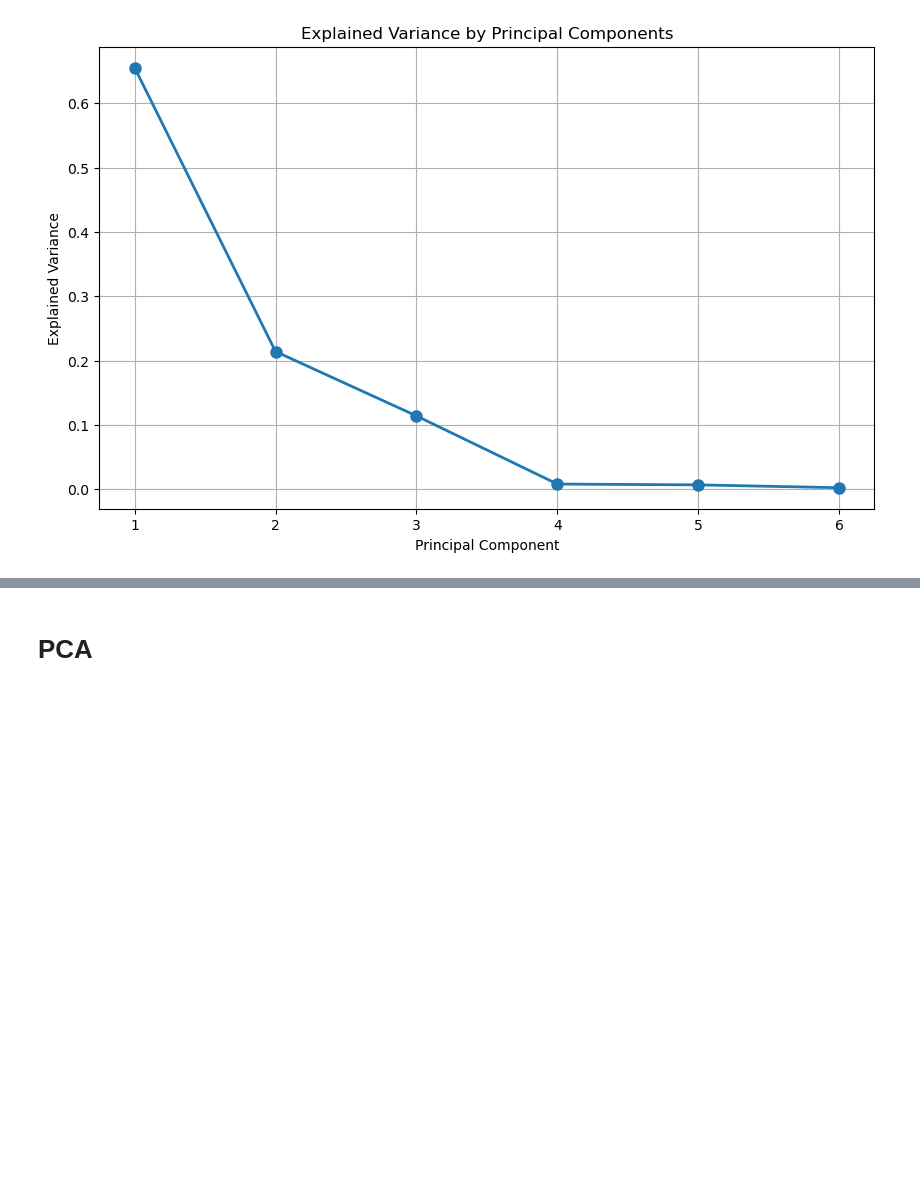
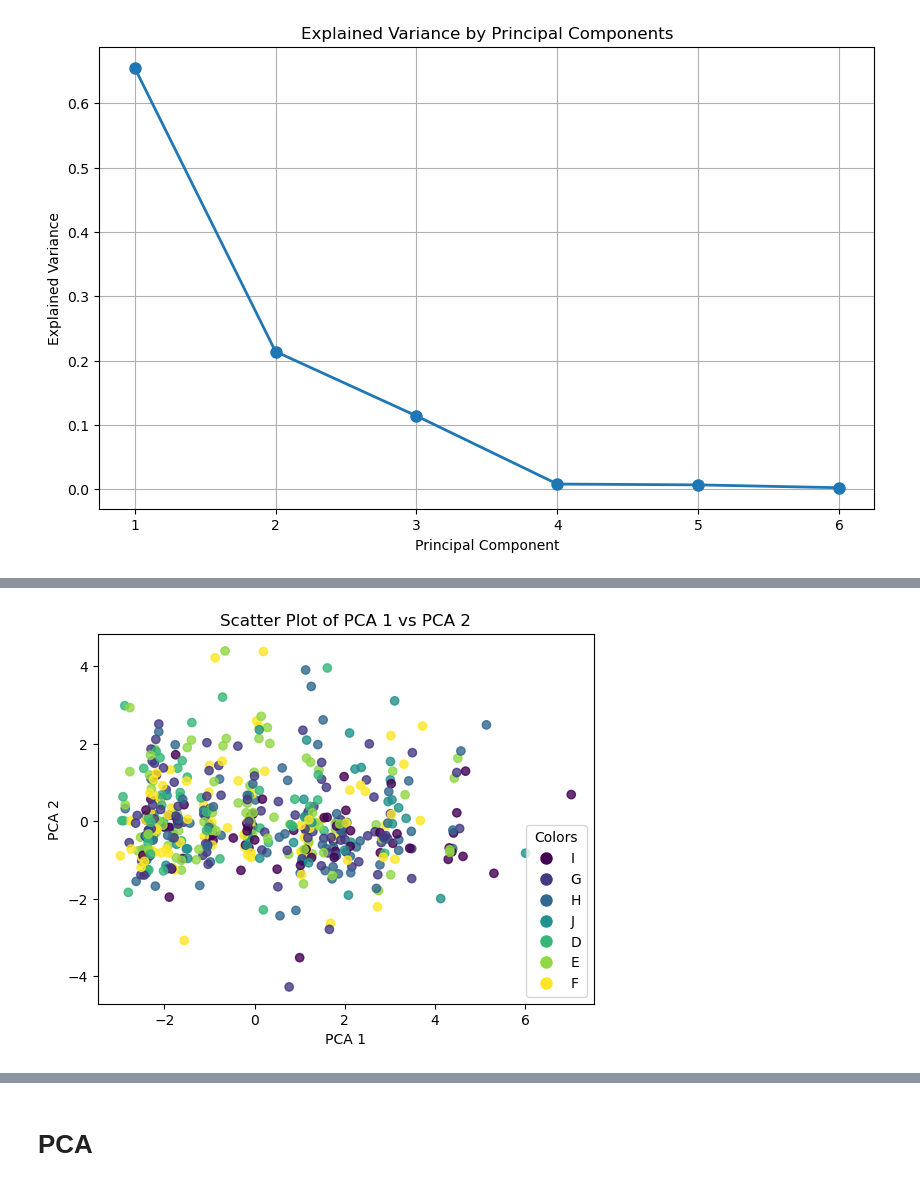
Before and after one commit to Mioupytjh/ML-and-DM, a Jupyter notebook: pca.ipynb, the cells around one changed output, grey strips where cells are left out. Saved outputs shown, nothing was run; the diff lists cells and outputs as text; code cells hidden in the pictures; blank space fills up the shorter version.

```diff
--- a/pca.ipynb
+++ b/pca.ipynb
@@ -45,6 +48,7 @@ df.describe()
 | 75% | 1.040000 | 62.500000 | 59.000000 | 5324.250000 | 6.540000 | 4.040000 | 6.540000 |
 | max | 5.010000 | 79.000000 | 95.000000 | 18823.000000 | 10.740000 | 31.800000 | 58.900000 |
 # %%
+df_org = df.copy()
 df = df.drop(columns=['cut', 'color', 'clarity'])
 df.head()
 # %% [output]
@@ -102,9 +104,13 @@ X = df.drop(columns=['price']).values
 # %%
 from scipy.linalg import svd
+Y = df.drop(columns=['price']).values
 
-N, M = X.shape
+N, M = Y.shape
 
-U, S, Vh = svd(X, full_matrices=False) #NOTE: Change to Vh
+U, S, Vh = svd(Y, full_matrices=False) #NOTE: Change to Vh
+V = Vh.T
+
+Z = Y @ V
 
 # Compute variance explained by principal components
 rho = (S * S) / (S * S).sum()
@@ -156,0 +136,23 @@ array([[ 4.95367277e-01, -6.82243940e-04,  1.20581388e-01,
+# %%
+# Sample indices
+sample_indices = np.random.choice(Z.shape[0], size=500, replace=False)
+
+Z_sample = Z[sample_indices, :]
+colors = df_org['color'].iloc[sample_indices]
+
+unique_colors = colors.unique()
+color_map = {color: idx / (len(unique_colors) - 1) for idx, color in enumerate(unique_colors)}  # Normalize values
+color_values = colors.map(color_map)
+
+scatter = plt.scatter(Z_sample[:, 0], Z_sample[:, 1], c=color_values, cmap='viridis', alpha=0.8)
+plt.xlabel('PCA 1')
+plt.ylabel('PCA 2')
+plt.title('Scatter Plot of PCA 1 vs PCA 2')
+
+# Create legend with color labels
+handles = [plt.Line2D([0], [0], marker='o', color='w', markerfacecolor=plt.cm.viridis(color_map[color]), markersize=10) for color in unique_colors]
+plt.legend(handles, unique_colors, title="Colors", loc="best")
+
+plt.show()
+# %% [output]
+[figure, added]
```
Also changed, not shown: parts of 10 cells of this notebook.
